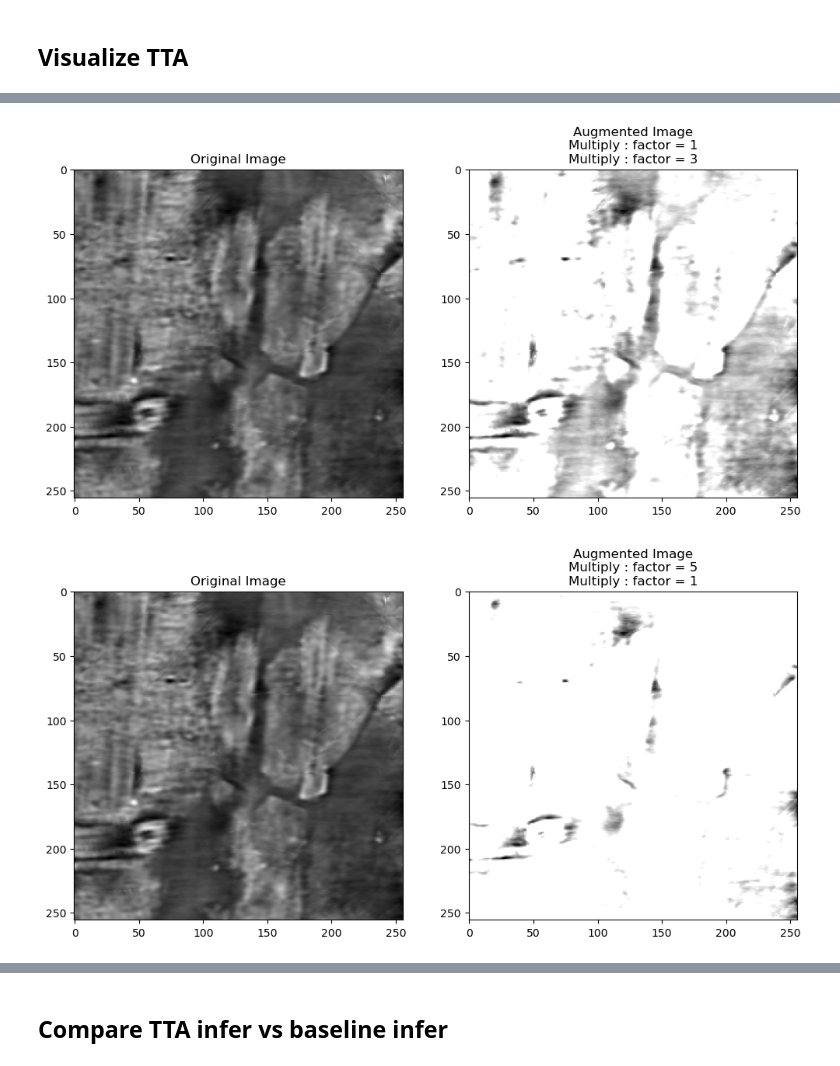
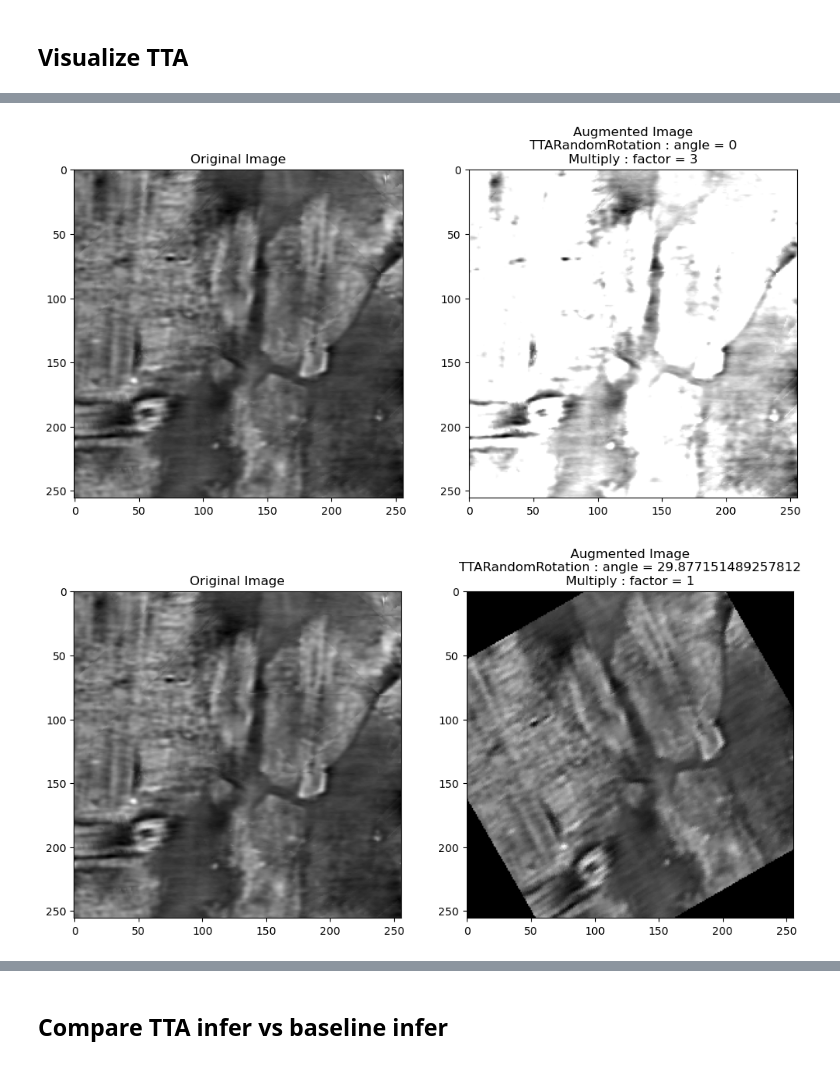
Before and after one commit to association-rosia/vesuvius-challenge, a Jupyter notebook: notebooks/1.0-jmo-try-and-compare-tta.ipynb, the cells around one changed output, grey strips where cells are left out. Saved outputs shown, nothing was run; the diff lists cells and outputs as text; code cells hidden in the pictures.

```diff
--- a/notebooks/1.0-jmo-try-and-compare-tta.ipynb
+++ b/notebooks/1.0-jmo-try-and-compare-tta.ipynb
@@ -35,11 +35,9 @@ from constant import MODELS_DIR, VAL_FRAGMENTS
 # %% [markdown]
 ## Visualize TTA
 # %%
-from PIL import Image
-import torchvision.transforms as transforms
 
 # Define the transformation: convert to tensor and normalize to range [0,1]
-to_tensor = transforms.Compose([transforms.ToTensor()])
+to_tensor = T.Compose([T.ToTensor()])
 
 # Open the image file with PIL, then apply the transformation
 image = Image.open('../data/tmp/10.png')
@@ -51,7 +49,7 @@ transforms = tta.Compose(
         # tta.HorizontalFlip(),
         # tta.Rotate90(angles=[0, 180]),
         # tta.Scale(scales=[1, 2, 4]),
-        tta.Multiply(factors=[5]),
+        TTARandomRotation(degree=180),
         tta.Multiply(factors=[2, 3]),
     ]
 )
@@ -108,2 +106,2 @@ for i, transformer in enumerate(transforms):
-[figure, old version]
+[figure, new version]
-[figure, old version]
+[figure, new version]
```
Also changed, not shown: parts of 2 cells of this notebook.
